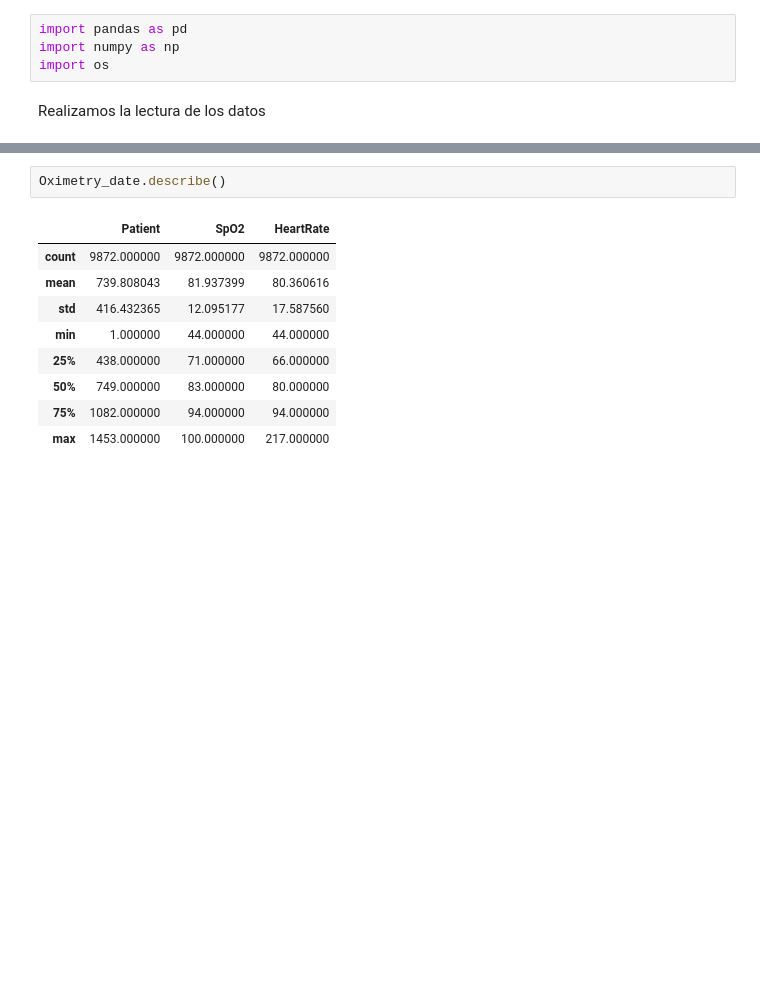
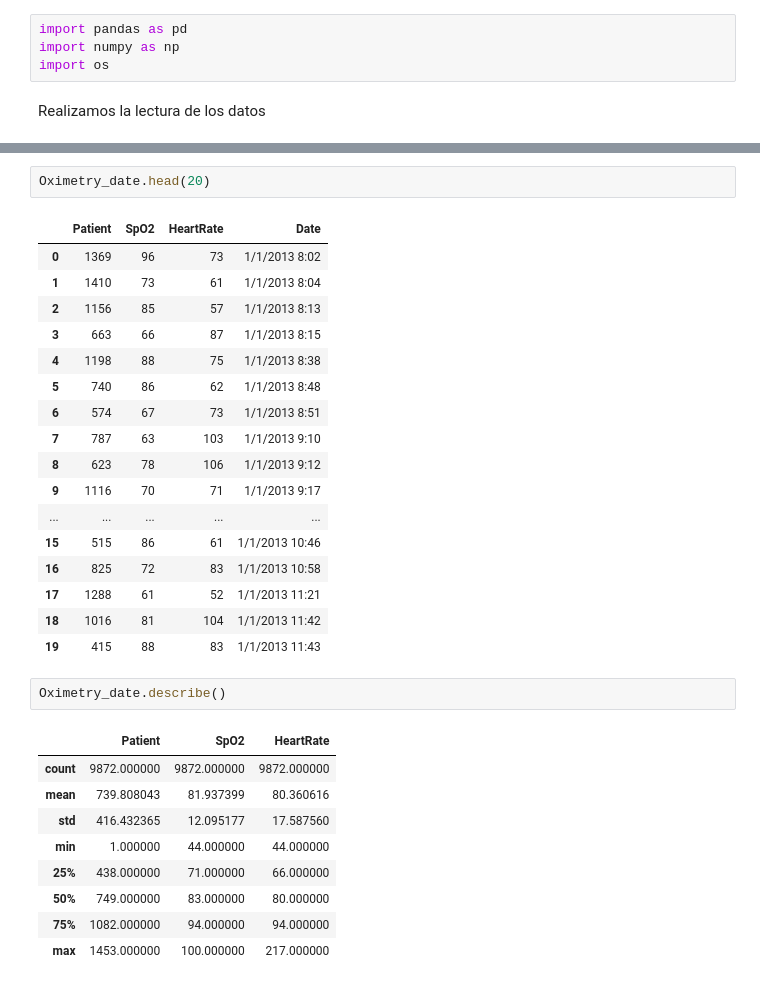
Before and after one commit to yerkomd/ProyectoFinalBSG, a Jupyter notebook: ml_heald_problem.ipynb, the cells around one changed output, grey strips where cells are left out. Drawn from its saved outputs; the diff is of its cells as text; blank space fills up the shorter version.

```diff
--- a/ml_heald_problem.ipynb
+++ b/ml_heald_problem.ipynb
@@ -44,3 +54,23 @@ BloodPressure_date.describe()
+# %%
+Oximetry_date.head(20)
+# %% [output]
+|  | Patient | SpO2 | HeartRate | Date |
+| 0 | 1369 | 96 | 73 | 1/1/2013 8:02 |
+| 1 | 1410 | 73 | 61 | 1/1/2013 8:04 |
+| 2 | 1156 | 85 | 57 | 1/1/2013 8:13 |
+| 3 | 663 | 66 | 87 | 1/1/2013 8:15 |
+| 4 | 1198 | 88 | 75 | 1/1/2013 8:38 |
+| 5 | 740 | 86 | 62 | 1/1/2013 8:48 |
+| 6 | 574 | 67 | 73 | 1/1/2013 8:51 |
+| 7 | 787 | 63 | 103 | 1/1/2013 9:10 |
+| 8 | 623 | 78 | 106 | 1/1/2013 9:12 |
+| 9 | 1116 | 70 | 71 | 1/1/2013 9:17 |
+| ... | ... | ... | ... | ... |
+| 15 | 515 | 86 | 61 | 1/1/2013 10:46 |
+| 16 | 825 | 72 | 83 | 1/1/2013 10:58 |
+| 17 | 1288 | 61 | 52 | 1/1/2013 11:21 |
+| 18 | 1016 | 81 | 104 | 1/1/2013 11:42 |
+| 19 | 415 | 88 | 83 | 1/1/2013 11:43 |
 # %%
 Oximetry_date.describe()
 # %% [output]
```
Also changed, not shown: parts of 21 cells of this notebook.
